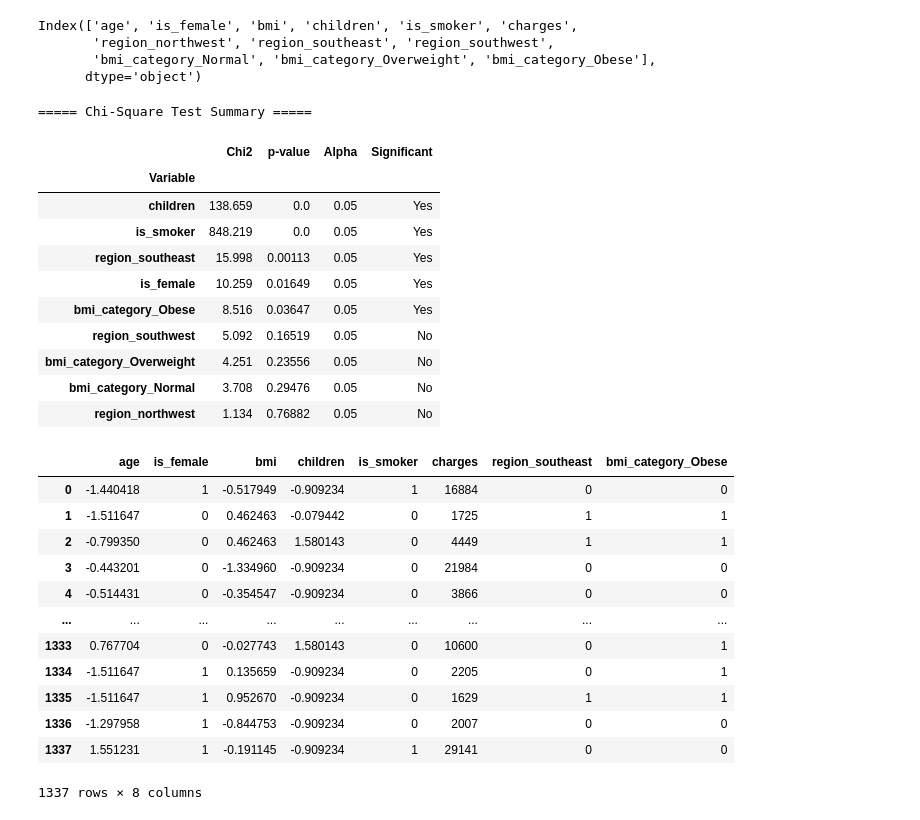
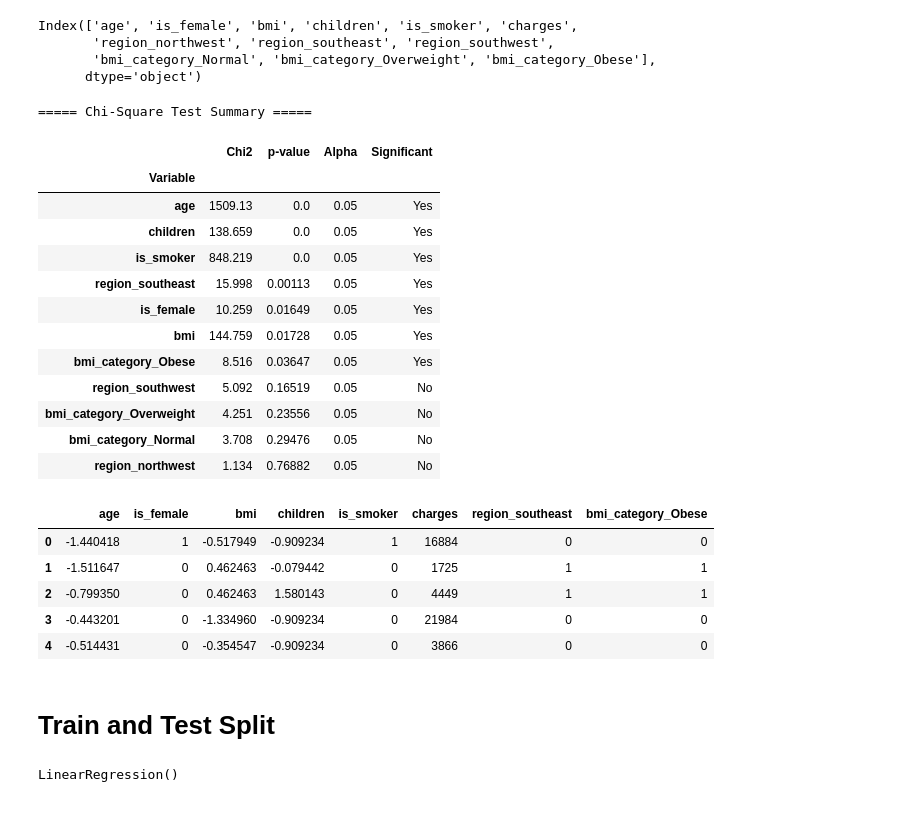
Before and after one commit to Sanskritid05/Data-Analysis, a Jupyter notebook: InsuranceRecieve.ipynb, the cells around one changed output. Saved outputs shown, nothing was run; the diff lists cells and outputs as text; code cells hidden in the pictures.

```diff
--- a/InsuranceRecieve.ipynb
+++ b/InsuranceRecieve.ipynb
@@ -375,7 +376,7 @@ df_cleaned['charges_bin'] = pd.qcut(df_cleaned['charges'], q=4,
 alpha = 0.05
 
 # ---- Step 3: Columns to test ----
-cols_to_test = ['age_bin', 'is_female', 'bmi_bin', 'children', 'is_smoker',
+cols_to_test = ['age', 'is_female', 'bmi', 'children', 'is_smoker',
                 'region_northwest', 'region_southeast', 'region_southwest',
                 'bmi_category_Normal', 'bmi_category_Overweight', 'bmi_category_Obese']
 
@@ -409,10 +410,12 @@ display(chi2_df)
 ===== Chi-Square Test Summary =====
 |  | Chi2 | p-value | Alpha | Significant |
 | Variable |  |  |  |  |
+| age | 1509.13 | 0.0 | 0.05 | Yes |
 | children | 138.659 | 0.0 | 0.05 | Yes |
 | is_smoker | 848.219 | 0.0 | 0.05 | Yes |
 | region_southeast | 15.998 | 0.00113 | 0.05 | Yes |
 | is_female | 10.259 | 0.01649 | 0.05 | Yes |
+| bmi | 144.759 | 0.01728 | 0.05 | Yes |
 | bmi_category_Obese | 8.516 | 0.03647 | 0.05 | Yes |
 | region_southwest | 5.092 | 0.16519 | 0.05 | No |
 | bmi_category_Overweight | 4.251 | 0.23556 | 0.05 | No |
@@ -421,18 +424,13 @@ display(chi2_df)
 # %%
 final_df = df_cleaned[['age', 'is_female', 'bmi', 'children', 'is_smoker', 'charges',
         'region_southeast','bmi_category_Obese']]
-final_df
+final_df.head()
 # %% [output]
 |  | age | is_female | bmi | children | is_smoker | charges | region_southeast | bmi_category_Obese |
 | 0 | -1.440418 | 1 | -0.517949 | -0.909234 | 1 | 16884 | 0 | 0 |
 | 1 | -1.511647 | 0 | 0.462463 | -0.079442 | 0 | 1725 | 1 | 1 |
 | 2 | -0.799350 | 0 | 0.462463 | 1.580143 | 0 | 4449 | 1 | 1 |
 | 3 | -0.443201 | 0 | -1.334960 | -0.909234 | 0 | 21984 | 0 | 0 |
 | 4 | -0.514431 | 0 | -0.354547 | -0.909234 | 0 | 3866 | 0 | 0 |
-| ... | ... | ... | ... | ... | ... | ... | ... | ... |
-| 1333 | 0.767704 | 0 | -0.027743 | 1.580143 | 0 | 10600 | 0 | 1 |
-| 1334 | -1.511647 | 1 | 0.135659 | -0.909234 | 0 | 2205 | 0 | 1 |
-| 1335 | -1.511647 | 1 | 0.952670 | -0.909234 | 0 | 1629 | 1 | 1 |
-| 1336 | -1.297958 | 1 | -0.844753 | -0.909234 | 0 | 2007 | 0 | 0 |
-| 1337 | 1.551231 | 1 | -0.191145 | -0.909234 | 1 | 29141 | 0 | 0 |
-1337 rows × 8 columns
+# %% [markdown]
+# Train and Test Split
@@ -438,0 +443,6 @@ final_df
+# %%
+from sklearn.linear_model import LinearRegression
+model = LinearRegression()
+model.fit(X_train, y_train)
+# %% [output]
+LinearRegression()
```
Also changed, not shown: parts of 9 cells of this notebook.
